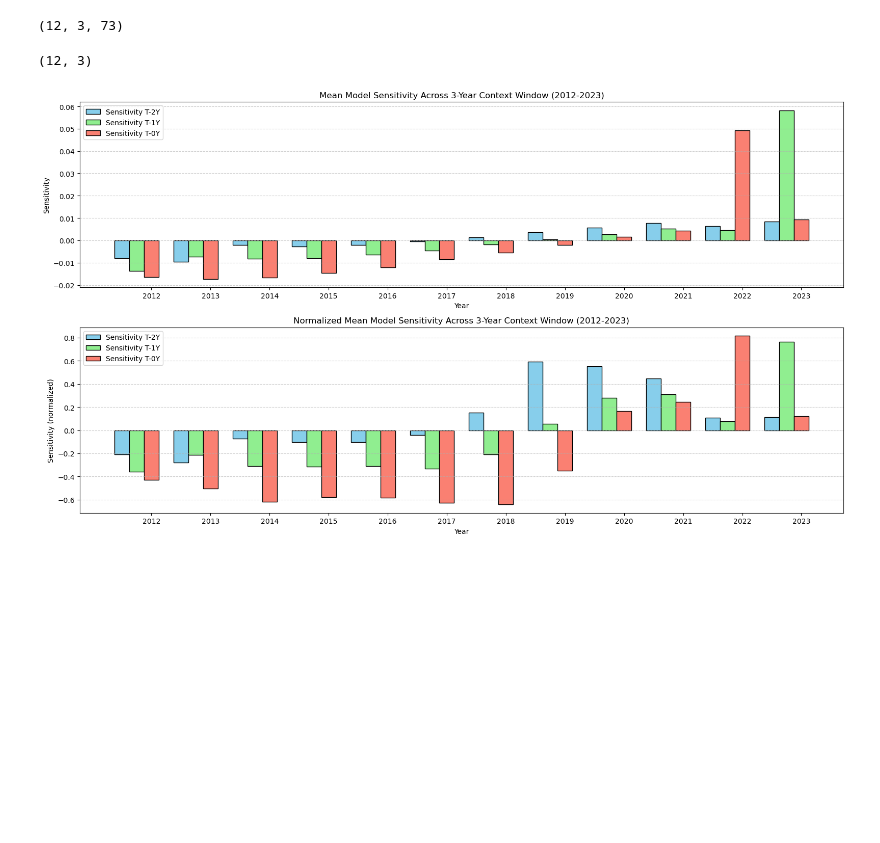
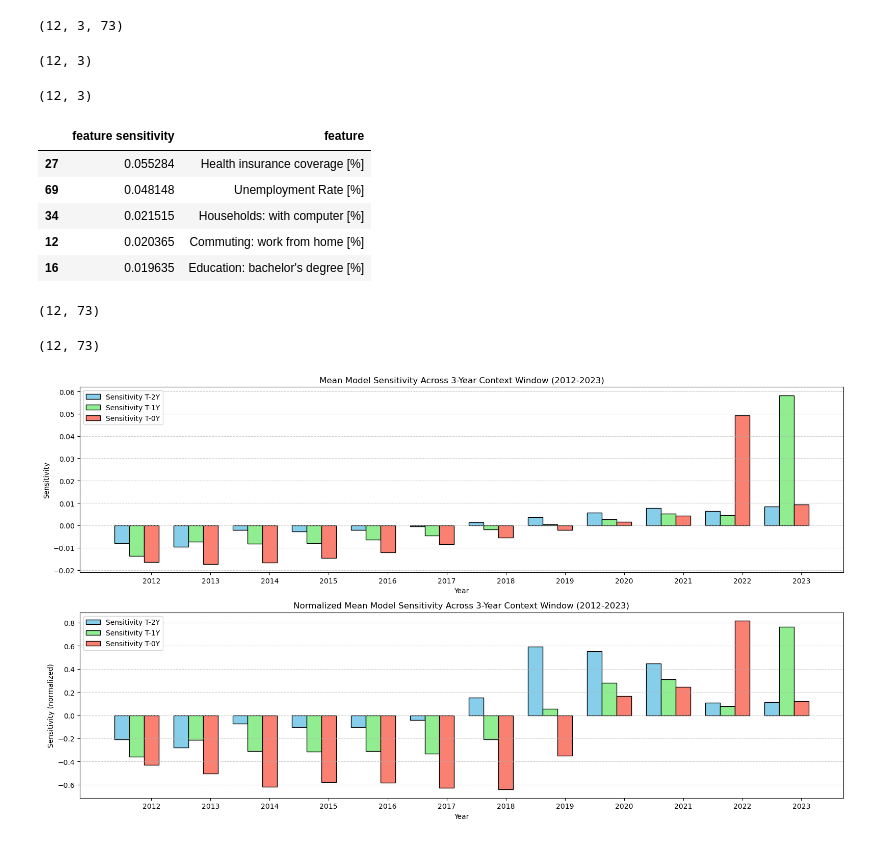
Before and after one commit to simon-0006/Data-Science-GESS---Group-Project, a Jupyter notebook: US_0/Analyse/Code/model_sensitivity.ipynb, the cells around one changed output. Saved outputs shown, nothing was run; the diff lists cells and outputs as text; code cells hidden in the pictures; blank space fills up the shorter version.

```diff
--- a/US_0/Analyse/Code/model_sensitivity.ipynb
+++ b/US_0/Analyse/Code/model_sensitivity.ipynb
@@ -158,11 +159,39 @@ mean_sensitivity .shape
 (12, 3, 73)
 # %%
 mean_window_sensitivity = np.sum(mean_sensitivity, axis=2, keepdims=True).squeeze()
+mean_window_sensitivity.shape
+# %% [output]
+(12, 3)
 # %%
 norm_mean_window_sensitivity = mean_window_sensitivity / np.sum(np.abs(mean_window_sensitivity), axis=1, keepdims=True)
 norm_mean_window_sensitivity.shape
 # %% [output]
 (12, 3)
+# %%
+df = np.sum(np.abs(np.sum(mean_sensitivity, axis=1)), axis=0)
+df = pd.DataFrame(df, columns=["feature sensitivity"])
+df["feature"] = features
+df = df.nlargest(5, "feature sensitivity")
+idx = df.index.values
+
+df
+# %% [output]
+|  | feature sensitivity | feature |
+| 27 | 0.055284 | Health insurance coverage [%] |
+| 69 | 0.048148 | Unemployment Rate [%] |
+| 34 | 0.021515 | Households: with computer [%] |
+| 12 | 0.020365 | Commuting: work from home [%] |
+| 16 | 0.019635 | Education: bachelor's degree [%] |
+# %%
+mean_feature_sensitivity = np.sum(mean_sensitivity, axis=1)
+mean_feature_sensitivity.shape
+# %% [output]
+(12, 73)
+# %%
+norm_mean_feature_sensitivity = mean_feature_sensitivity / np.sum(np.abs(mean_feature_sensitivity), axis=1, keepdims=True)
+norm_mean_feature_sensitivity.shape
+# %% [output]
+(12, 73)
 # %%
 fig, ax = plt.subplots(2, 1, figsize=(16, 9))
 ax = ax.flatten()
```
Also changed, not shown: parts of 4 cells of this notebook, 1 other file.
